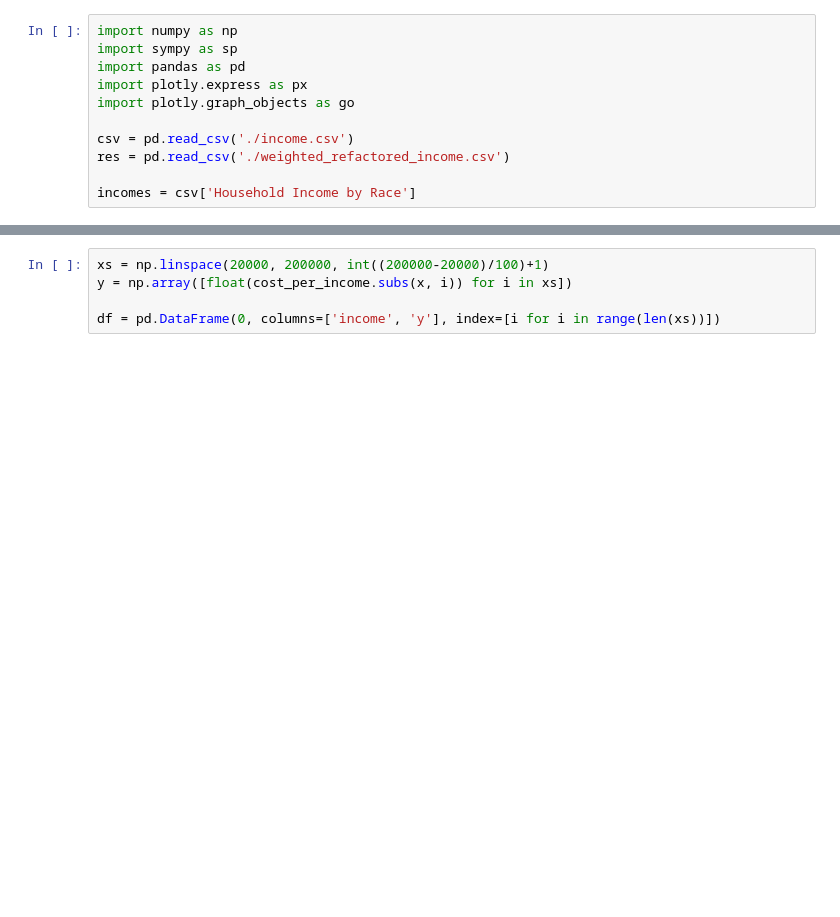
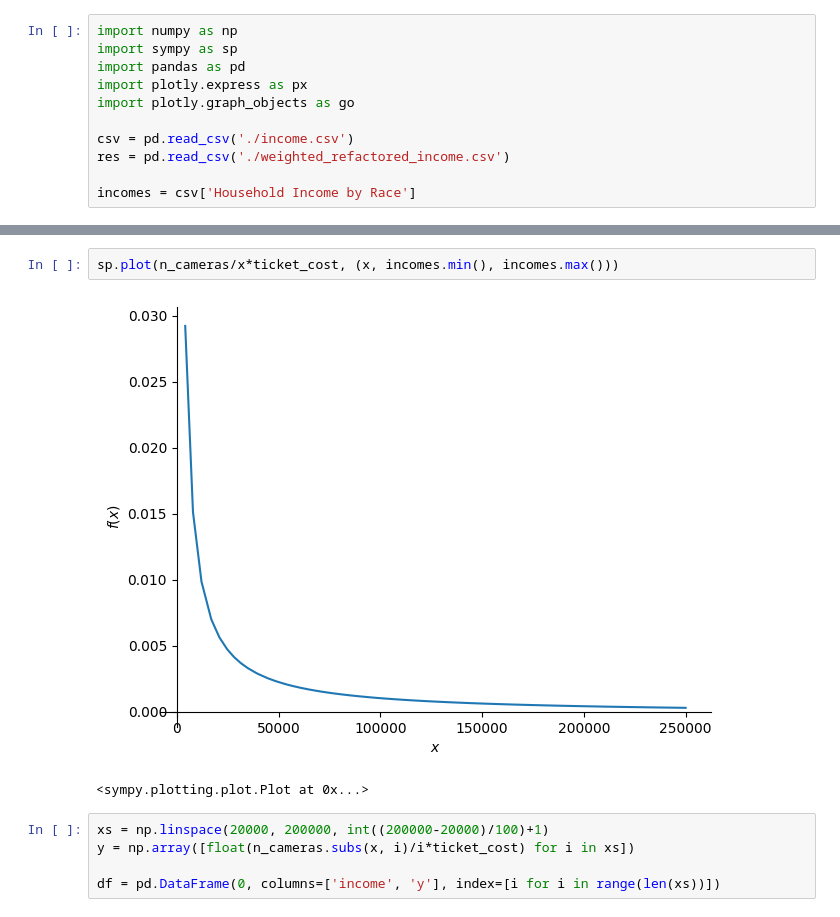
Before and after one commit to jcrayb/transport-research-project, a Jupyter notebook: analysis/analysis.ipynb, the cells around one changed output, grey strips where cells are left out. Drawn from its saved outputs; the diff is of its cells as text; blank space fills up the shorter version.

```diff
--- a/analysis/analysis.ipynb
+++ b/analysis/analysis.ipynb
@@ -98,6 +69,11 @@ ValueError: Mime type rendering requires nbformat>=4.2.0 but it is not installed
+# %%
+sp.plot(n_cameras/x*ticket_cost, (x, incomes.min(), incomes.max()))
+# %% [output]
+[figure, added]
+<sympy.plotting.plot.Plot at 0x...>
 # %%
 xs = np.linspace(20000, 200000, int((200000-20000)/100)+1)
-y = np.array([float(cost_per_income.subs(x, i)) for i in xs])
+y = np.array([float(n_cameras.subs(x, i)/i*ticket_cost) for i in xs])
 
 df = pd.DataFrame(0, columns=['income', 'y'], index=[i for i in range(len(xs))])
 # %%
```
Also changed, not shown: parts of 17 cells of this notebook, 2 other files.
